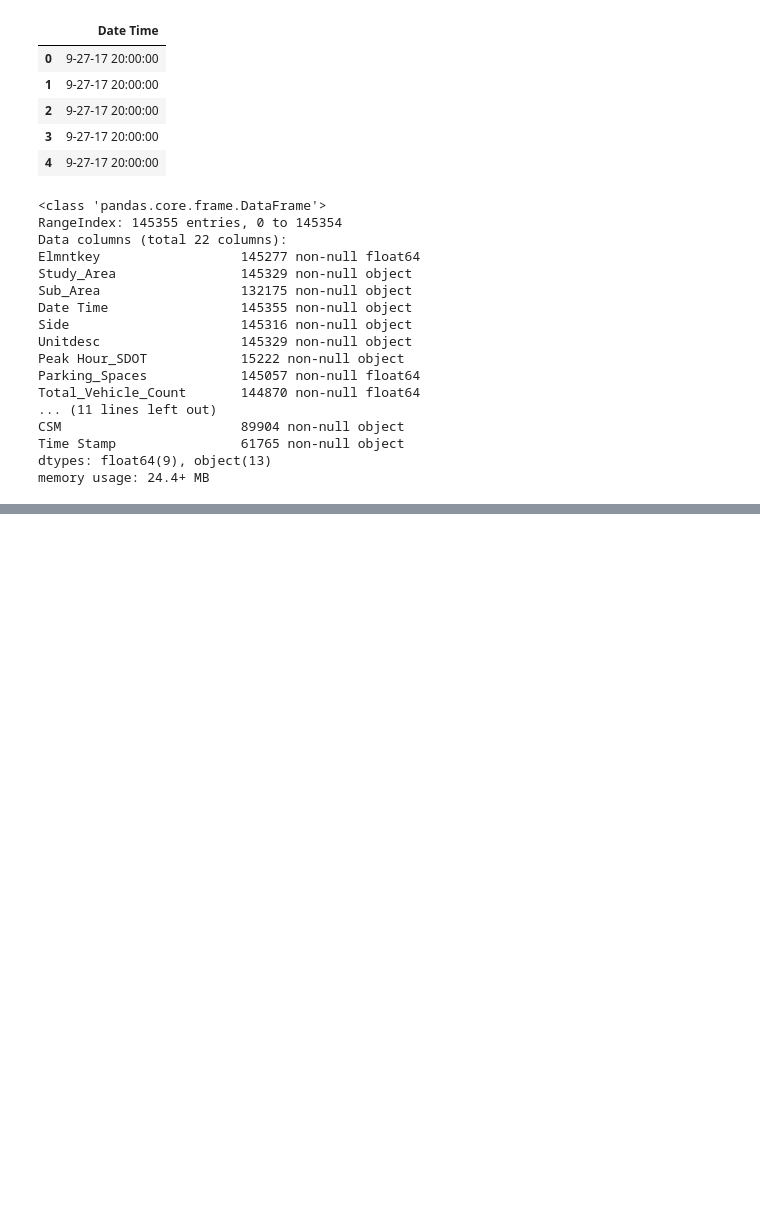
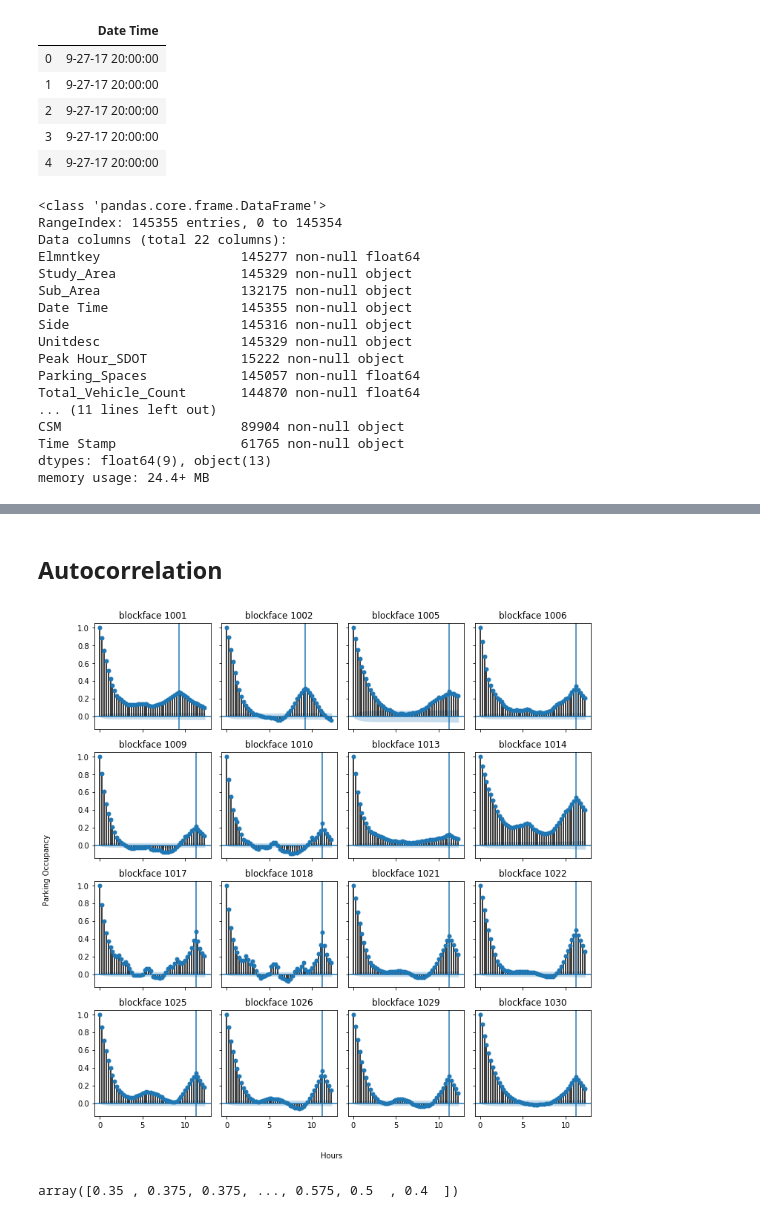
Before and after one commit to mocohen/Capstone-Project-1, a Jupyter notebook: EDA.ipynb, the cells around one changed output, grey strips where cells are left out. Drawn from its saved outputs; the diff is of its cells as text; code cells hidden in the pictures; blank space fills up the shorter version.

```diff
--- a/EDA.ipynb
+++ b/EDA.ipynb
@@ -556,0 +557,2 @@ plt.show()
+# %% [markdown]
+## Autocorrelation
@@ -556,0 +566,7 @@ plt.show()
+# %%
+quarter_hour_data = pd.read_pickle('1.collect_data/data_files/15min.pkl').dropna()
+# %%
+first_date = '2018-01-01 00:00:00'
+second_date = '2020-01-01 00:00:00'
+
+quarter_hour_data.sort_index(level=['SourceElementKey','OccupancyDateTime'], inplace=True, kind='mergesort')
@@ -556,0 +576,26 @@ plt.show()
+# %%
+fig, axs = plt.subplots(4,4, sharex=True, sharey=True, figsize=(10,10))
+
+#plt.xticks(rotation=70)
+for blockface_id, ax in zip(blockface_ids, axs.flat):
+    curr_data = quarter_hour_data.loc[(blockface_id, slice(first_date, second_date)), :]['PercentOccupied'].values
+    plot_acf(curr_data, ax=ax, lags=np.arange(50))
+    intervals = 1+4*(quarter_hour_data.loc[blockface_id].index.hour.max() - quarter_hour_data.loc[blockface_id].index.hour.min())
+
+    ax.set_title('blockface %d' % (blockface_id))
+    ax.set_xticks([0, 20, 40])
+    ax.set_xticklabels([0, 5, 10])
+    ax.axvline(intervals)
+
+#ax.legend()
+fig.text(0.5, -0.04, 'Hours', ha='center')
+fig.text(-0.04, 0.5, 'Parking Occupancy', va='center', rotation='vertical')
+
+plt.tight_layout()
+plt.savefig('Auto_correlation.png')
+# %% [output]
+[figure, added]
+# %%
+quarter_hour_data.loc[(blockface_id, slice(first_date, second_date)), :]['PercentOccupied'].values
+# %% [output]
+array([0.35 , 0.375, 0.375, ..., 0.575, 0.5  , 0.4  ])
```
Also changed, not shown: parts of 22 cells of this notebook, 7 other files.
